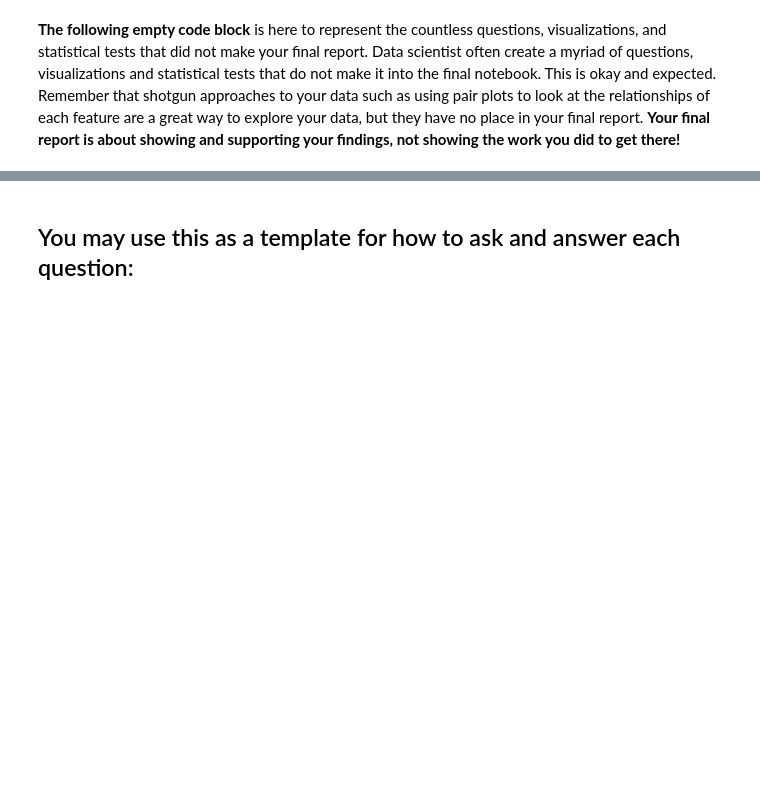
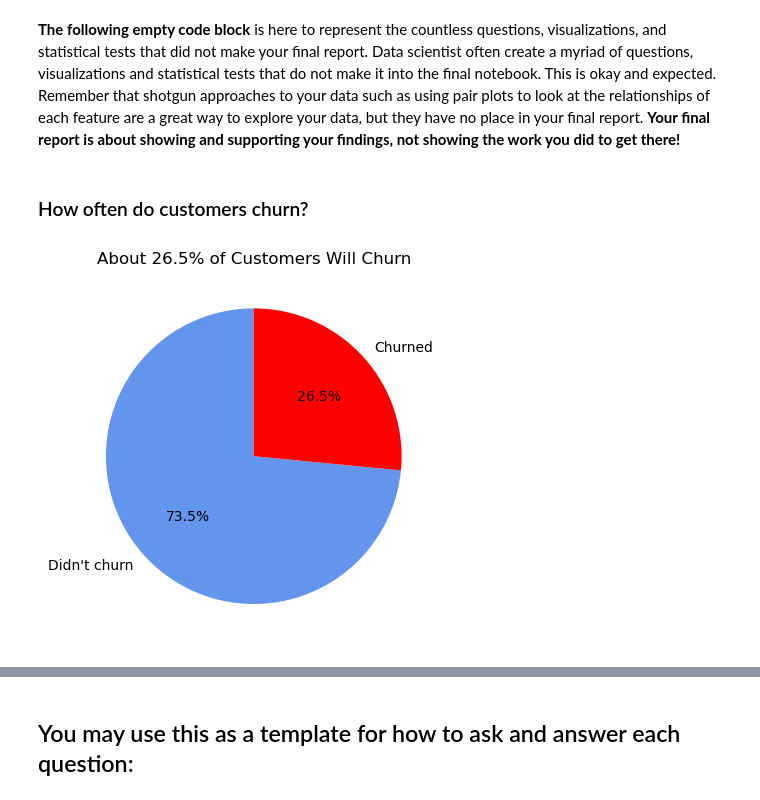
Before and after one commit to Adam-Harris87/classification-project, a Jupyter notebook: final_report.ipynb, the cells around one changed output, grey strips where cells are left out. Drawn from its saved outputs; the diff is of its cells as text; code cells hidden in the pictures; blank space fills up the shorter version.

```diff
--- a/final_report.ipynb
+++ b/final_report.ipynb
@@ -91,3 +95,10 @@ and statistical tests that do not make it into the final notebook. This is okay
 that shotgun approaches to your data such as using pair plots to look at the relationships of each feature
 are a great way to explore your data, but they have no place in your final report.
 **Your final report is about showing and supporting your findings, not showing the work you did to get there!**
+# %% [markdown]
+### How often do customers churn?
+# %%
+# get pie chart showing the total customer churn rate
+e.get_pie_total()
+# %% [output]
+[figure, added]
```
Also changed, not shown: parts of 5 cells of this notebook, 2 other files.
